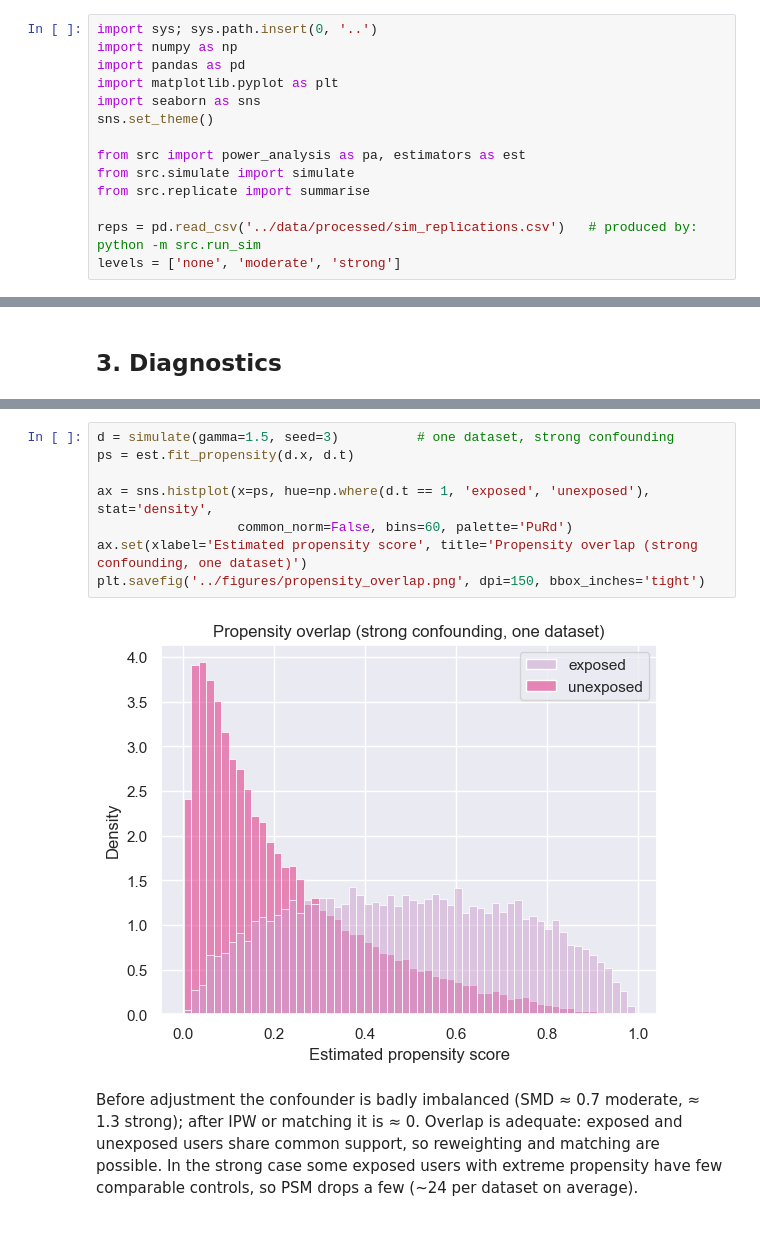
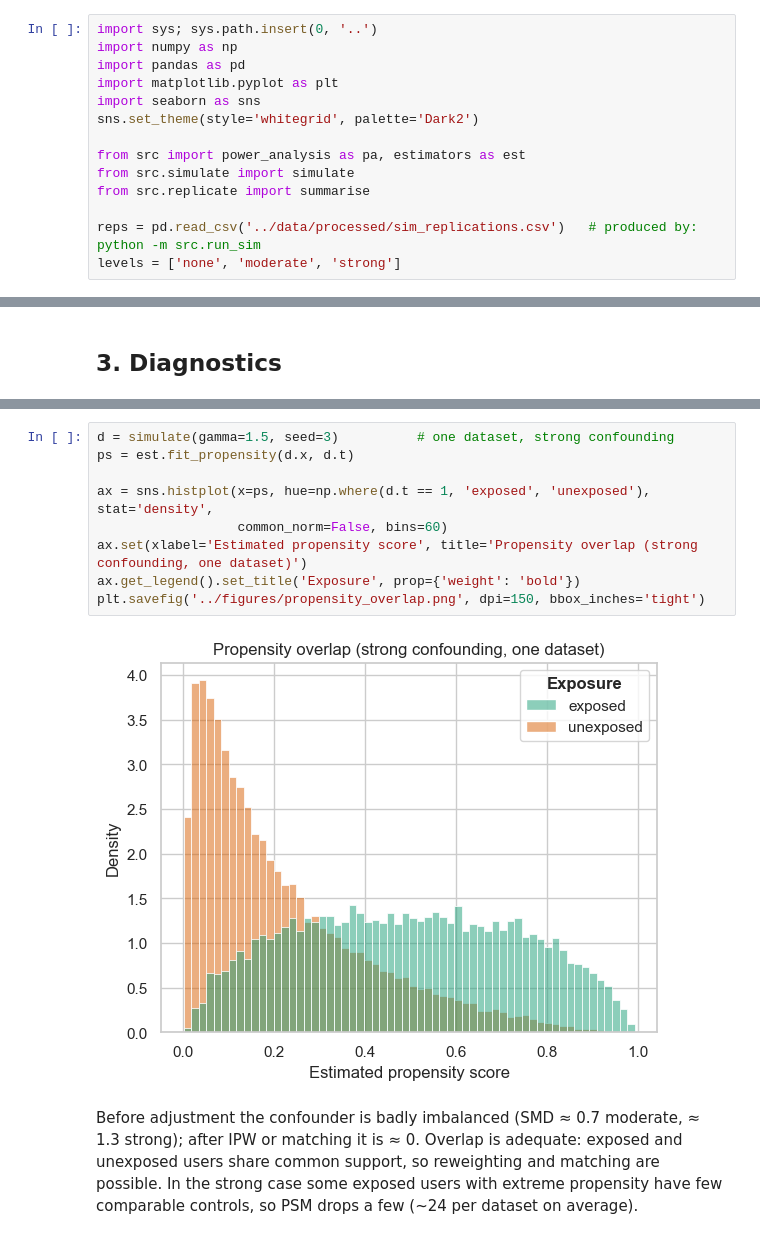
Before and after one commit to Tarieret/causal-marketing-lift, a Jupyter notebook: notebooks/02_simulation.ipynb, the cells around one changed output, grey strips where cells are left out. Drawn from its saved outputs; the diff is of its cells as text.

```diff
--- a/notebooks/02_simulation.ipynb
+++ b/notebooks/02_simulation.ipynb
@@ -18,7 +18,7 @@ import numpy as np
 import pandas as pd
 import matplotlib.pyplot as plt
 import seaborn as sns
-sns.set_theme()
+sns.set_theme(style='whitegrid', palette='Dark2')
 
 from src import power_analysis as pa, estimators as est
 from src.simulate import simulate
@@ -118,13 +121,14 @@ plt.savefig('../figures/smd_balance.png', dpi=150, bbox_inches='tight')
 # %%
 d = simulate(gamma=1.5, seed=3)          # one dataset, strong confounding
 ps = est.fit_propensity(d.x, d.t)
 
 ax = sns.histplot(x=ps, hue=np.where(d.t == 1, 'exposed', 'unexposed'), stat='density',
-                  common_norm=False, bins=60, palette='PuRd')
+                  common_norm=False, bins=60)
 ax.set(xlabel='Estimated propensity score', title='Propensity overlap (strong confounding, one dataset)')
+ax.get_legend().set_title('Exposure', prop={'weight': 'bold'})
 plt.savefig('../figures/propensity_overlap.png', dpi=150, bbox_inches='tight')
 # %% [output]
-[figure, old version]
+[figure, new version]
 # %% [markdown]
 Before adjustment the confounder is badly imbalanced (SMD ≈ 0.7 moderate, ≈ 1.3 strong); after IPW or matching it is ≈ 0. Overlap is adequate: exposed and unexposed users share common support, so reweighting and matching are possible. In the strong case some exposed users with extreme propensity have few comparable controls, so PSM drops a few (~24 per dataset on average).
 # %% [markdown]
```
Also changed, not shown: parts of 4 cells of this notebook, 7 other files.
